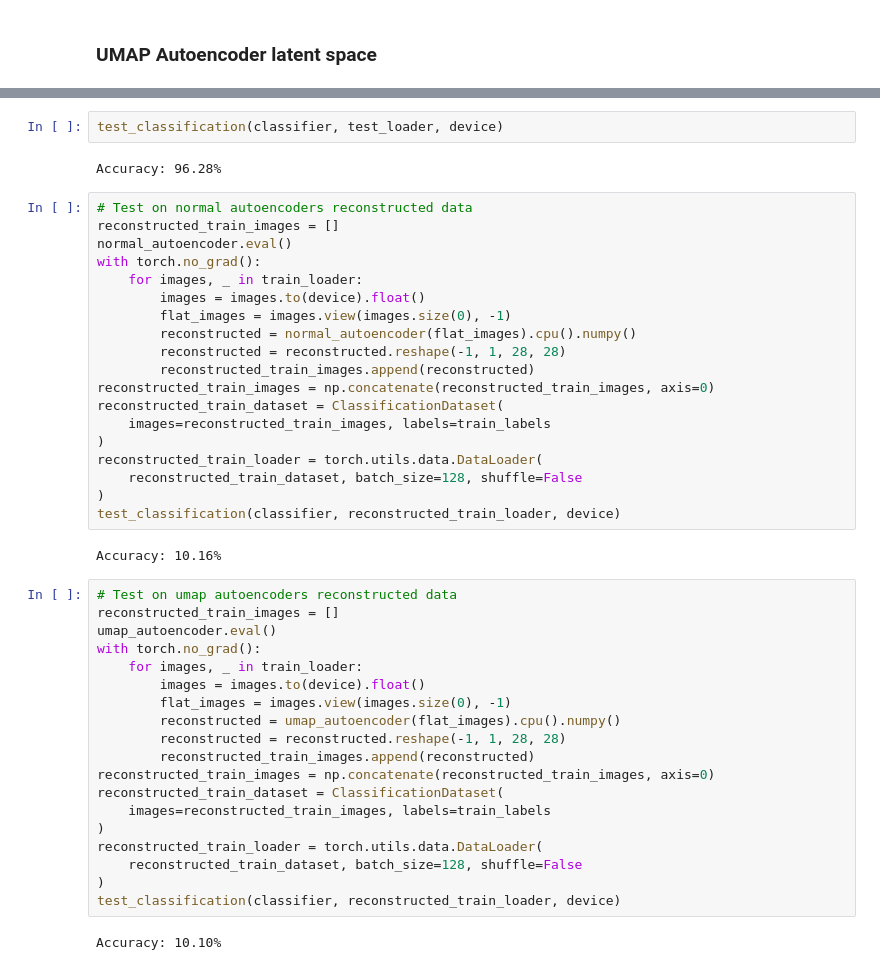
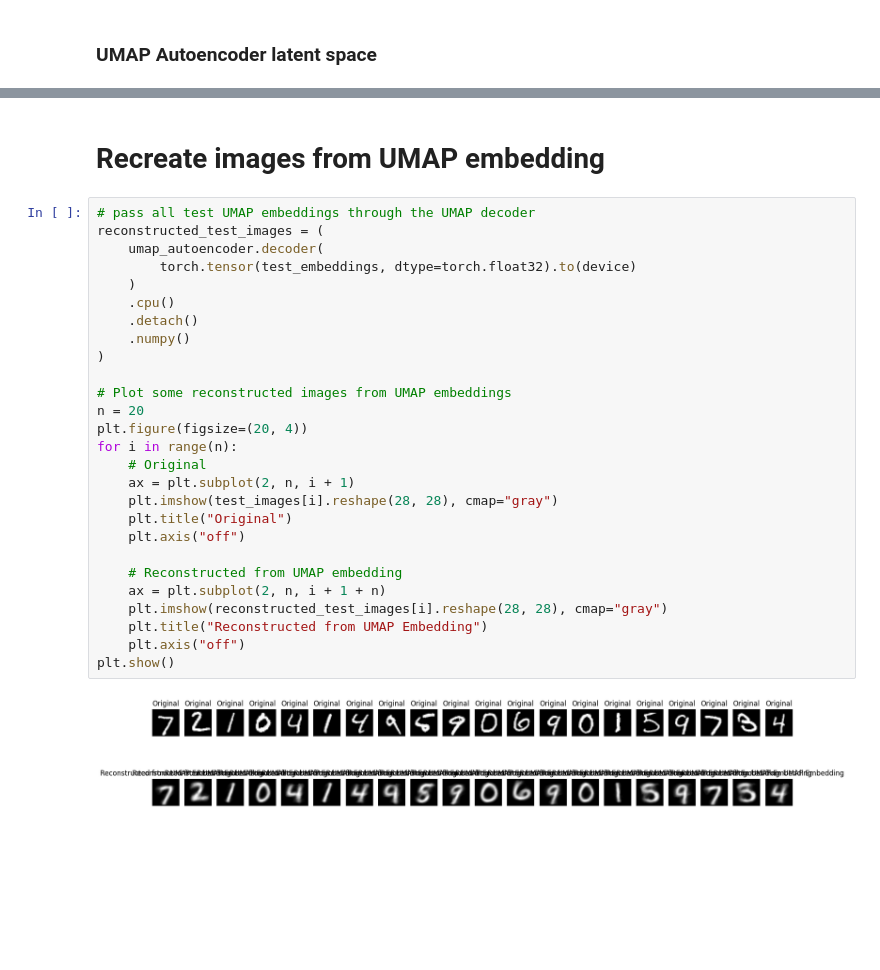
Before and after one commit to adrianlopezlanchares/umap-autoencoder, a Jupyter notebook: notebooks/umap-autoencoder-mnist.ipynb, the cells around one changed output, grey strips where cells are left out. Cells and saved outputs as stored; diff of their text form; blank space fills up the shorter version.

Commit message:
remove classification

```diff
--- a/notebooks/umap-autoencoder-mnist.ipynb
+++ b/notebooks/umap-autoencoder-mnist.ipynb
@@ -487,46 +357,31 @@ def test_classification(model, dataloader, device):
-# %%
-test_classification(classifier, test_loader, device)
-# %% [output]
-Accuracy: 96.28%
-# %%
-# Test on normal autoencoders reconstructed data
-reconstructed_train_images = []
-normal_autoencoder.eval()
-with torch.no_grad():
-    for images, _ in train_loader:
-        images = images.to(device).float()
-        flat_images = images.view(images.size(0), -1)
-        reconstructed = normal_autoencoder(flat_images).cpu().numpy()
-        reconstructed = reconstructed.reshape(-1, 1, 28, 28)
-        reconstructed_train_images.append(reconstructed)
-reconstructed_train_images = np.concatenate(reconstructed_train_images, axis=0)
-reconstructed_train_dataset = ClassificationDataset(
-    images=reconstructed_train_images, labels=train_labels
-)
-reconstructed_train_loader = torch.utils.data.DataLoader(
-    reconstructed_train_dataset, batch_size=128, shuffle=False
-)
-test_classification(classifier, reconstructed_train_loader, device)
-# %% [output]
-Accuracy: 10.16%
-# %%
-# Test on umap autoencoders reconstructed data
-reconstructed_train_images = []
-umap_autoencoder.eval()
-with torch.no_grad():
-    for images, _ in train_loader:
-        images = images.to(device).float()
-        flat_images = images.view(images.size(0), -1)
-        reconstructed = umap_autoencoder(flat_images).cpu().numpy()
-        reconstructed = reconstructed.reshape(-1, 1, 28, 28)
-        reconstructed_train_images.append(reconstructed)
-reconstructed_train_images = np.concatenate(reconstructed_train_images, axis=0)
-reconstructed_train_dataset = ClassificationDataset(
-    images=reconstructed_train_images, labels=train_labels
-)
-reconstructed_train_loader = torch.utils.data.DataLoader(
-    reconstructed_train_dataset, batch_size=128, shuffle=False
-)
-test_classification(classifier, reconstructed_train_loader, device)
-# %% [output]
-Accuracy: 10.10%
+# %% [markdown]
+# Recreate images from UMAP embedding
+# %%
+# pass all test UMAP embeddings through the UMAP decoder
+reconstructed_test_images = (
+    umap_autoencoder.decoder(
+        torch.tensor(test_embeddings, dtype=torch.float32).to(device)
+    )
+    .cpu()
+    .detach()
+    .numpy()
+)
+
+# Plot some reconstructed images from UMAP embeddings
+n = 20
+plt.figure(figsize=(20, 4))
+for i in range(n):
+    # Original
+    ax = plt.subplot(2, n, i + 1)
+    plt.imshow(test_images[i].reshape(28, 28), cmap="gray")
+    plt.title("Original")
+    plt.axis("off")
+
+    # Reconstructed from UMAP embedding
+    ax = plt.subplot(2, n, i + 1 + n)
+    plt.imshow(reconstructed_test_images[i].reshape(28, 28), cmap="gray")
+    plt.title("Reconstructed from UMAP Embedding")
+    plt.axis("off")
+plt.show()
+# %% [output]
+[figure, added]
```
Also changed, not shown: parts of 16 cells of this notebook, 1 other file.
